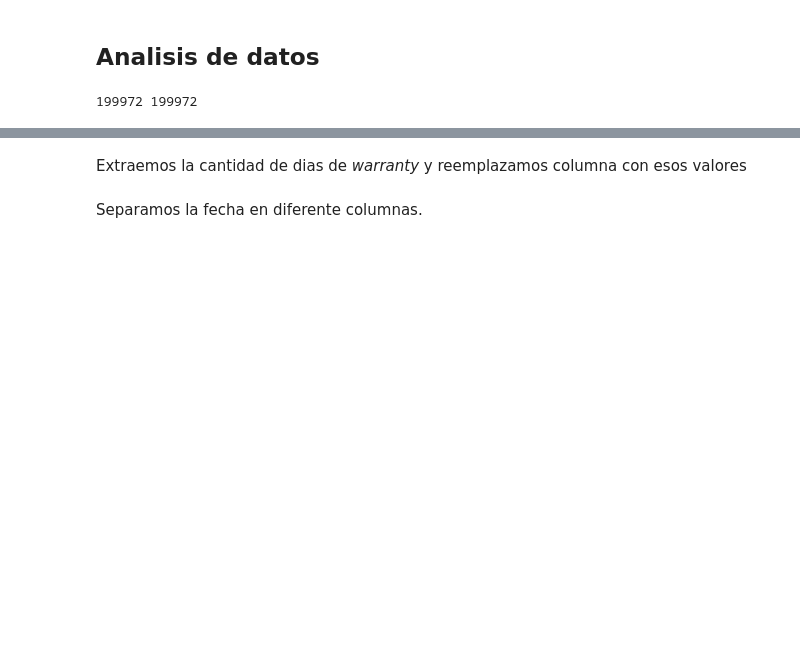
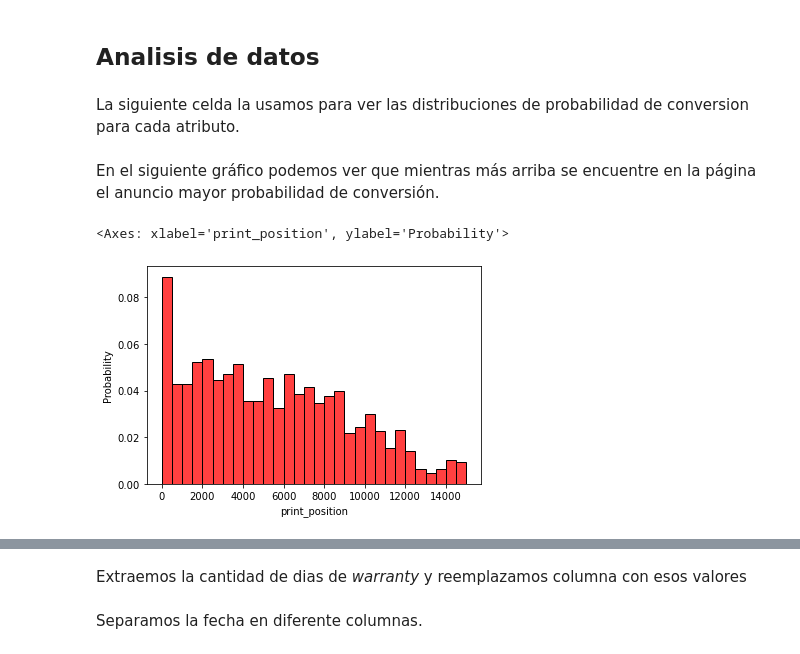
Before and after one commit to tomasglauberman/TP2_TDVI, a Jupyter notebook: model.ipynb, the cells around one changed output, grey strips where cells are left out. Cells and saved outputs as stored; diff of their text form; code cells hidden in the pictures; blank space fills up the shorter version.

```diff
--- a/model.ipynb
+++ b/model.ipynb
@@ -44,4 +35,2 @@ data = pd.read_csv("./data/competition_data.csv")
-# %%
-print(sum(data['accepts_mercadopago'] == True), sum(data['boosted'] == False))
-# %% [output]
-199972 199972
+# %% [markdown]
+La siguiente celda la usamos para ver las distribuciones de probabilidad de conversion para cada atributo.
@@ -47,0 +43,8 @@ print(sum(data['accepts_mercadopago'] == True), sum(data['boosted'] == False))
+# %% [markdown]
+En el siguiente gráfico podemos ver que mientras más arriba se encuentre en la página el anuncio mayor probabilidad de conversión.
+# %%
+mean_conv = data.groupby('print_position')['conversion'].mean()
+sns.histplot(data=mean_conv, x=mean_conv.index, weights=mean_conv.values, color='red', stat='probability', bins=30)
+# %% [output]
+<Axes: xlabel='print_position', ylabel='Probability'>
+[figure, added]
```
Also changed, not shown: parts of 19 cells of this notebook.
